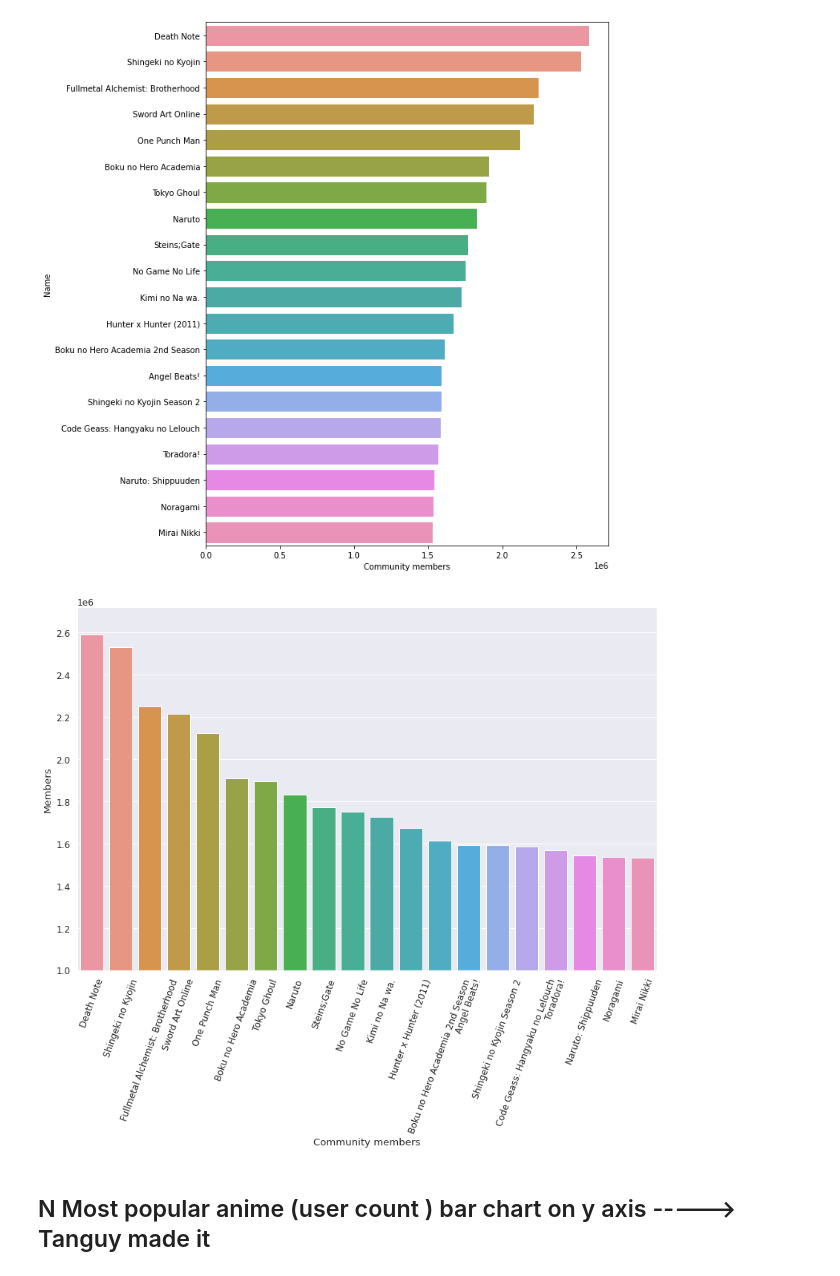
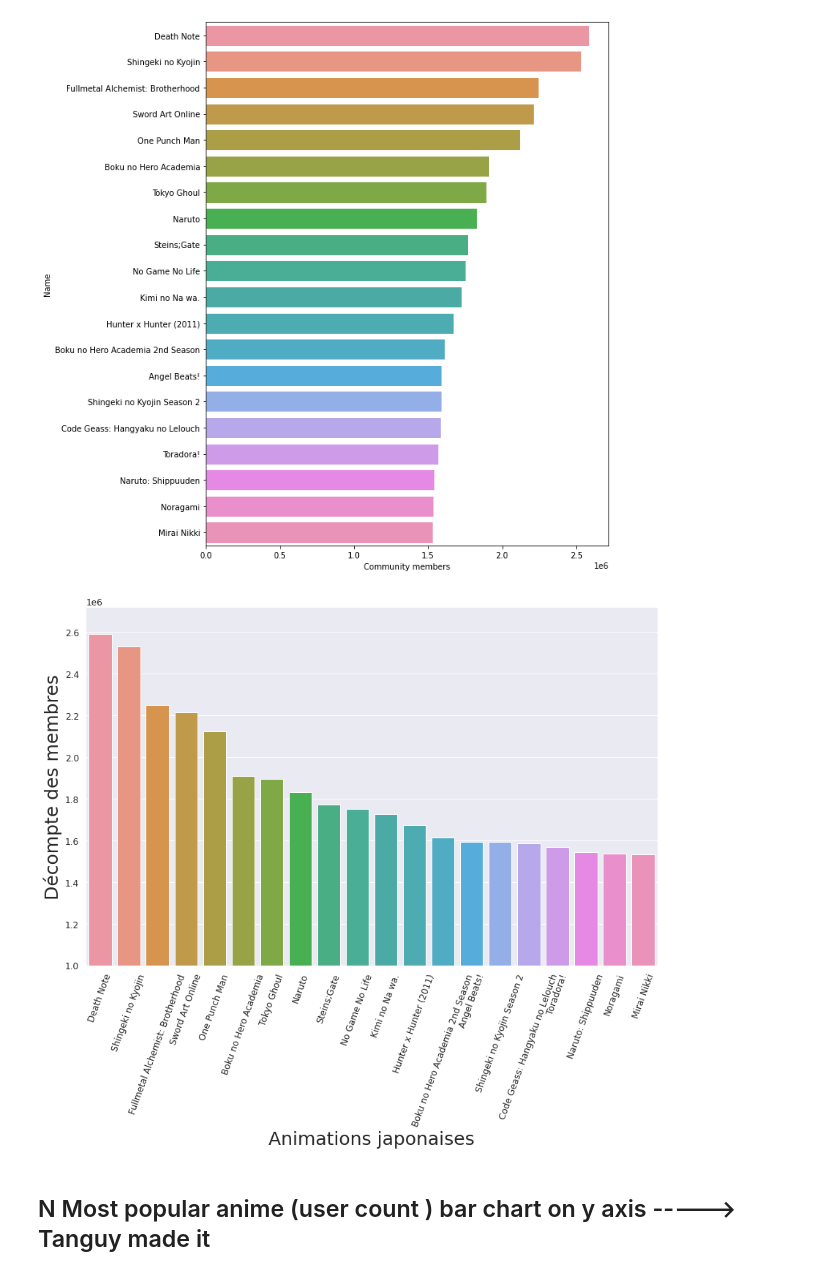
Before and after one commit to mijkami/Anime_Map, a Jupyter notebook: notebooks/Visualization_slides.ipynb, the cells around one changed output. Drawn from its saved outputs; the diff is of its cells as text; code cells hidden in the pictures.

```diff
--- a/notebooks/Visualization_slides.ipynb
+++ b/notebooks/Visualization_slides.ipynb
@@ -146,15 +146,16 @@ p2.set_xlabel("Community members")
 # %% [output]
 Text(0.5, 0, 'Community members')
 [figure]
-# %%
-fig, ax = plt.subplots(figsize=(14,9))
-sns.set(font_scale=1.1)
-p2 = sns.barplot(data=members.iloc[:20], y = 'Members',x='Name',ax=ax)
-p2.set_xlabel("Community members")
-p2.set(ylim=(1000000, None))
-ax.tick_params(axis='x', rotation=70)
-# %% [output]
-[figure, removed]
+# %%
+fig, ax = plt.subplots(figsize=(14,9))
+sns.set(font_scale=1.1)
+p2 = sns.barplot(data=members.iloc[:20], y = 'Members',x='Name',ax=ax)
+p2.set_xlabel("Animations japonaises", fontsize=25)
+p2.set_ylabel("Décompte des membres", fontsize=25)
+p2.set(ylim=(1000000, None))
+ax.tick_params(axis='x', rotation=70)
+# %% [output]
+[figure, added]
 # %% [markdown]
 ## N Most popular anime (user count )  bar chart on y axis -----> Tanguy made it
 # %%
```
Also changed, not shown: parts of 10 cells of this notebook.
